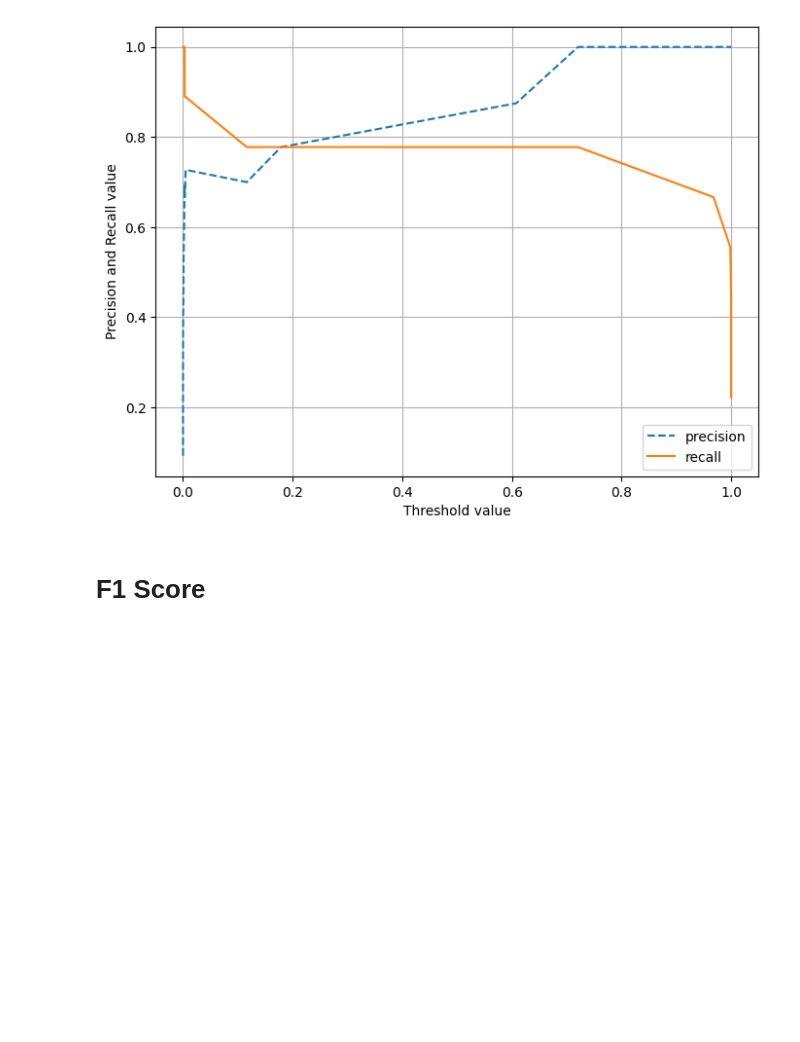
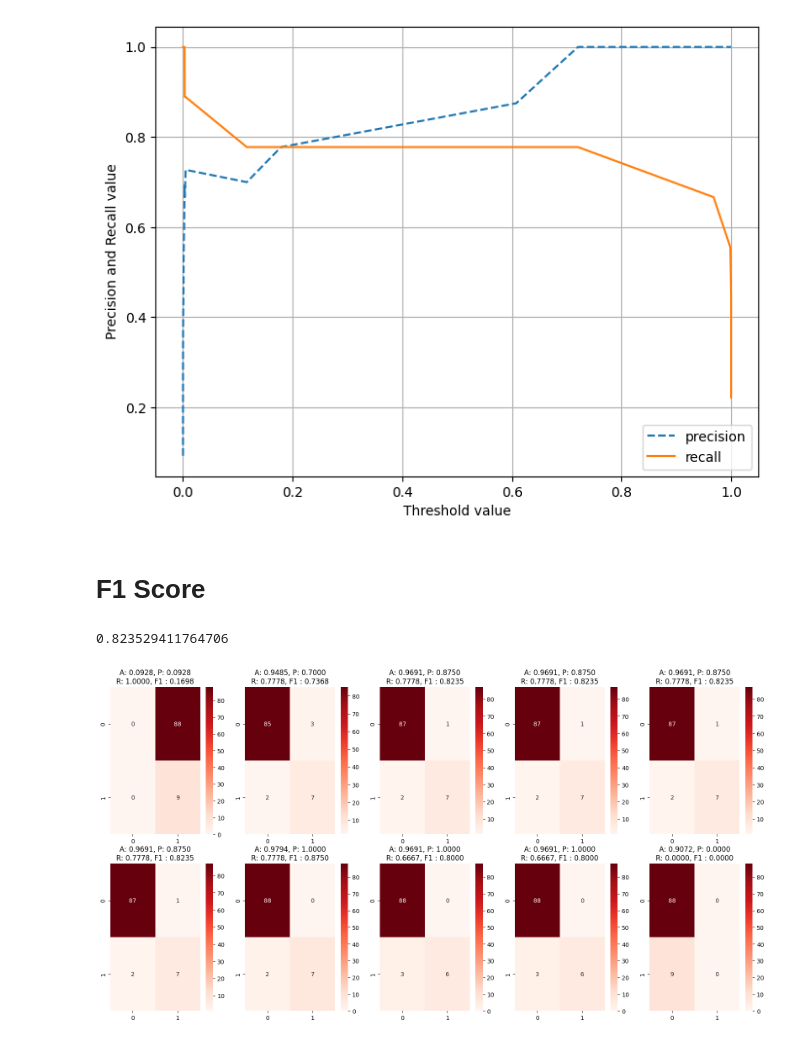
Before and after one commit to yejuPark/machine_learning, a Jupyter notebook: 03.class_model_evaluation.ipynb, the cells around one changed output. Drawn from its saved outputs; the diff is of its cells as text; code cells hidden in the pictures; blank space fills up the shorter version.

```diff
--- a/03.class_model_evaluation.ipynb
+++ b/03.class_model_evaluation.ipynb
@@ -320,3 +320,32 @@ precision_recall_curve_plot(y_test, model.predict_proba(X_test)[:, 1])
 [figure]
 # %% [markdown]
 # F1 Score
+# %%
+from sklearn.metrics import f1_score
+
+f1 = f1_score(y_test, pred)
+f1
+# %% [output]
+0.823529411764706
+# %%
+def get_clf_eval(y_test, pred, ax=None):
+  confusion = confusion_matrix(y_test, pred)
+  precision = precision_score(y_test, pred)
+  recall = recall_score(y_test, pred)
+  accuracy = accuracy_score(y_test, pred)
+  f1 = f1_score(y_test, pred)
+
+  hmap_ax = sns.heatmap(
+    confusion,
+    annot=True,
+    cmap="Reds",
+    ax=ax
+  )
+
+  hmap_ax.set_title('A: {0:.4f}, P: {1:.4f}\nR: {2:.4f}, F1 : {3:.4f}'.format(accuracy, precision, recall, f1))
+
+thresholds = [0.0, 0.1, 0.2, 0.3, 0.4, 0.6, 0.7, 0.8, 0.9, 1.0]
+pred_proba = model.predict_proba(X_test)
+get_eval_by_threshold(y_test, pred_proba[:,1].reshape(-1,1), thresholds)
+# %% [output]
+[figure, added]
```
Also changed, not shown: parts of 2 cells of this notebook, 1 other file.
